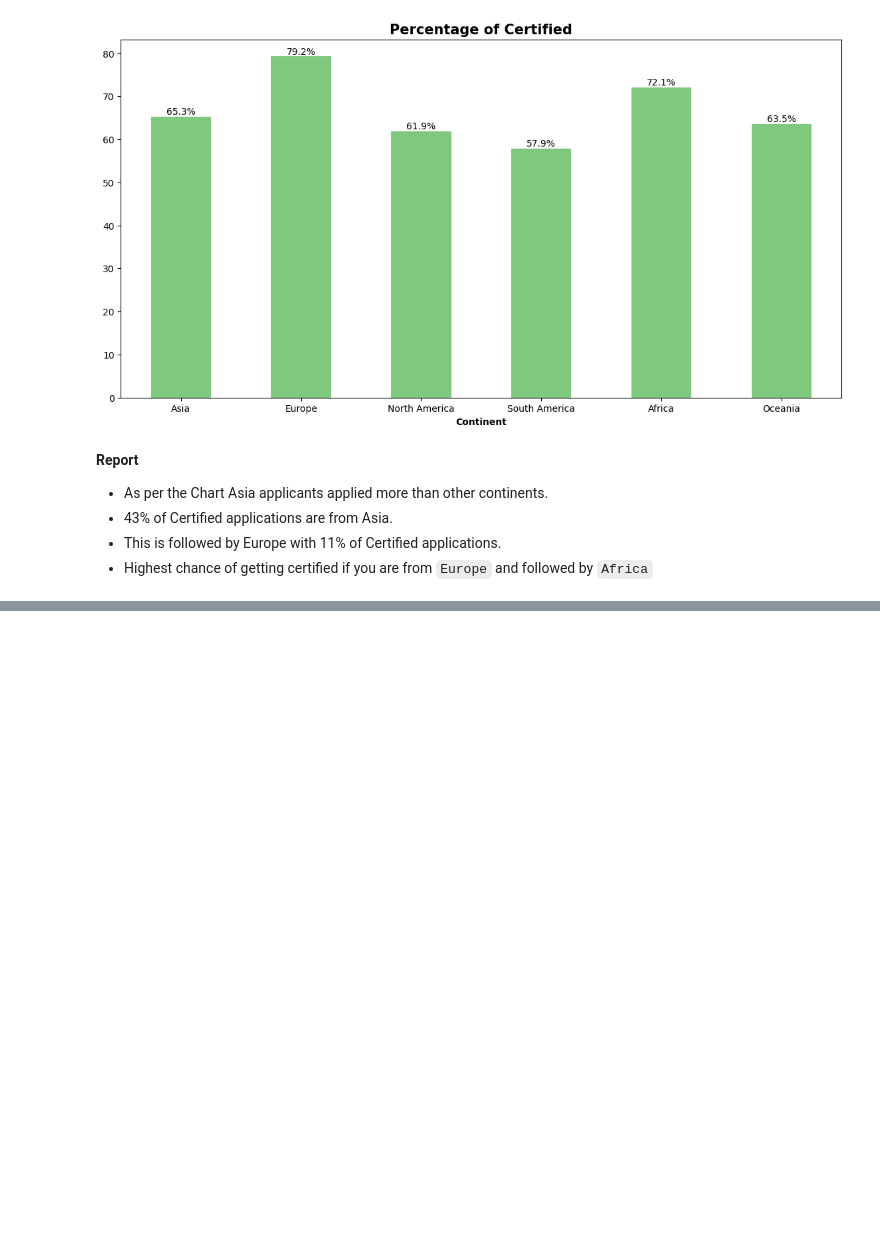
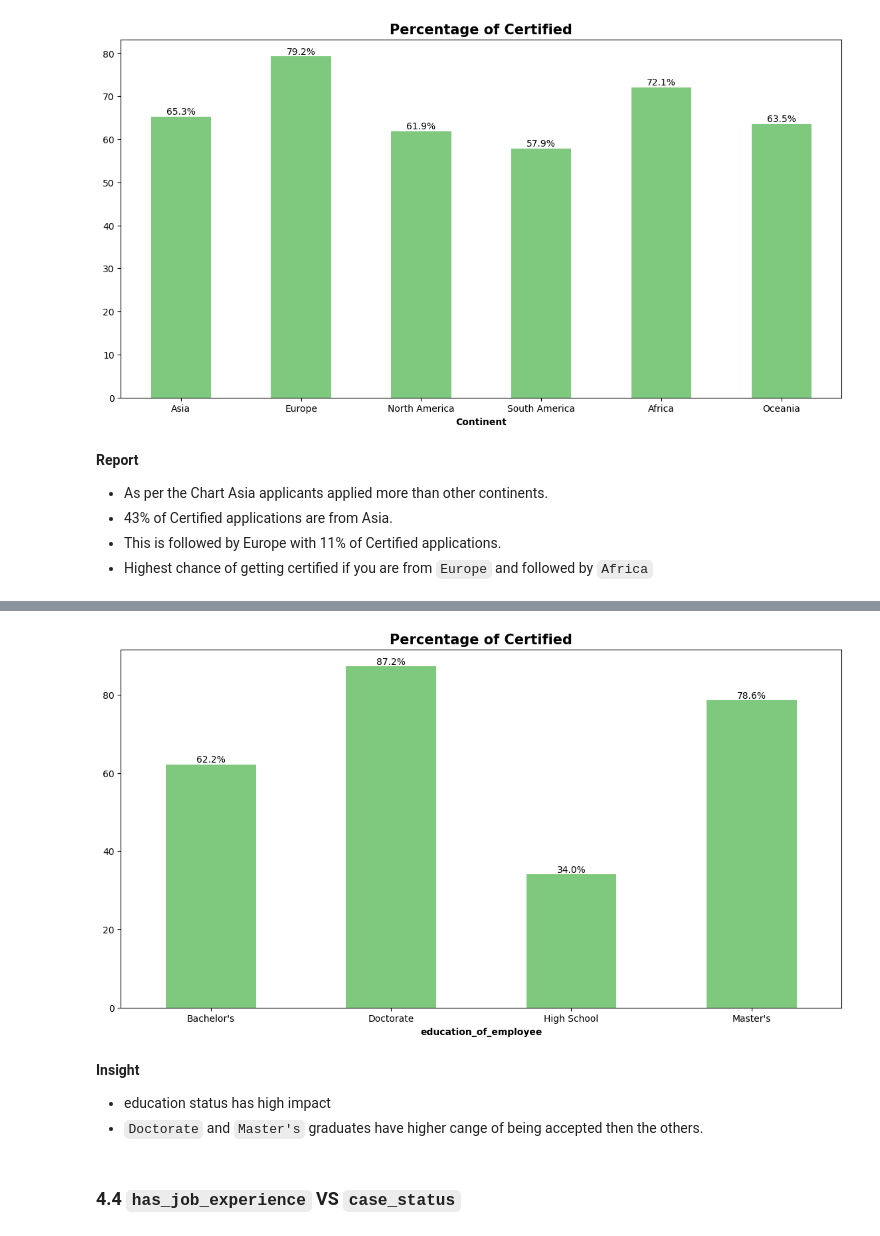
Before and after one commit to HoangKhanhTung0111/MLOPS-Project-US-Visa, a Jupyter notebook: notebook/1_EDA_US_visa.ipynb, the cells around one changed output, grey strips where cells are left out. Drawn from its saved outputs; the diff is of its cells as text; code cells hidden in the pictures; blank space fills up the shorter version.

```diff
--- a/notebook/1_EDA_US_visa.ipynb
+++ b/notebook/1_EDA_US_visa.ipynb
@@ -386,0 +412,25 @@ plt.show()
+# %%
+plt.figure(figsize=[14, 7])
+
+(100*df2[df2['case_status'].isin(['Certified'])]['education_of_employee'].value_counts() / df2['education_of_employee'].value_counts()).plot(
+    kind='bar', stacked=True, colormap='Accent') # kind: type of plot, stacked: stack columns, colormap: color palette
+plt.title("Percentage of Certified" , fontsize = 15, fontweight ='bold')
+
+order1 = (100*df2[df2['case_status'].isin(['Certified'])]['education_of_employee'].value_counts() / df2['education_of_employee'].value_counts())
+
+for i in range(len(order1)):
+    count = order1[i]
+    strs = '{:0.1f}%'.format(count)
+    plt.text(i, count+0.5, strs, ha='center') # plt.text(x, y, text, ha): ha: horizontal alignment
+
+plt.xlabel('education_of_employee', fontweight='bold')
+plt.xticks(rotation=0)
+plt.show()
+# %% [output]
+[figure, added]
+# %% [markdown]
+**Insight**
+* education status has high impact
+* `Doctorate` and `Master's` graduates have higher cange of being accepted then the others.
+# %% [markdown]
+### 4.4 `has_job_experience` VS `case_status`
```
Also changed, not shown: parts of 45 cells of this notebook.
